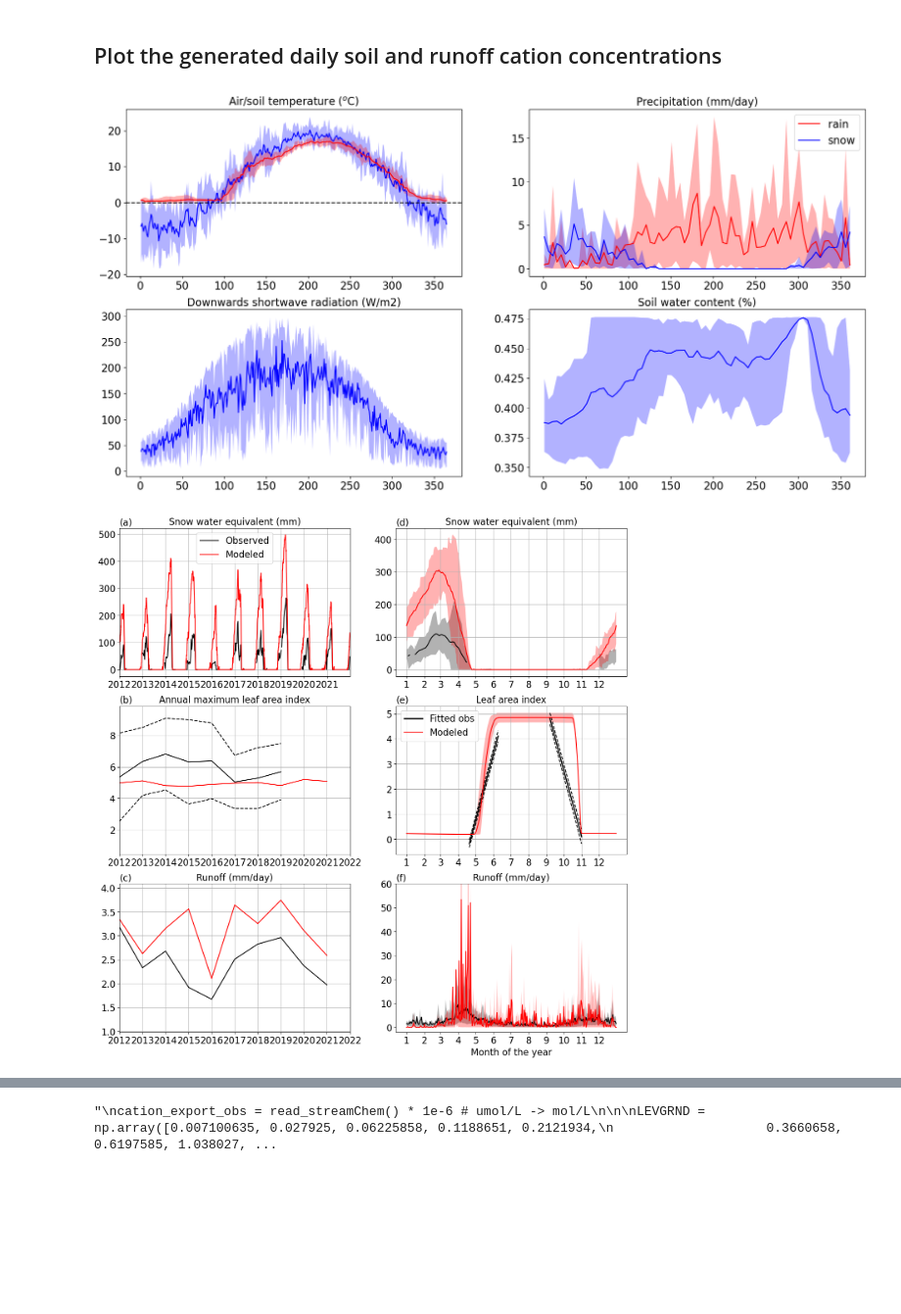
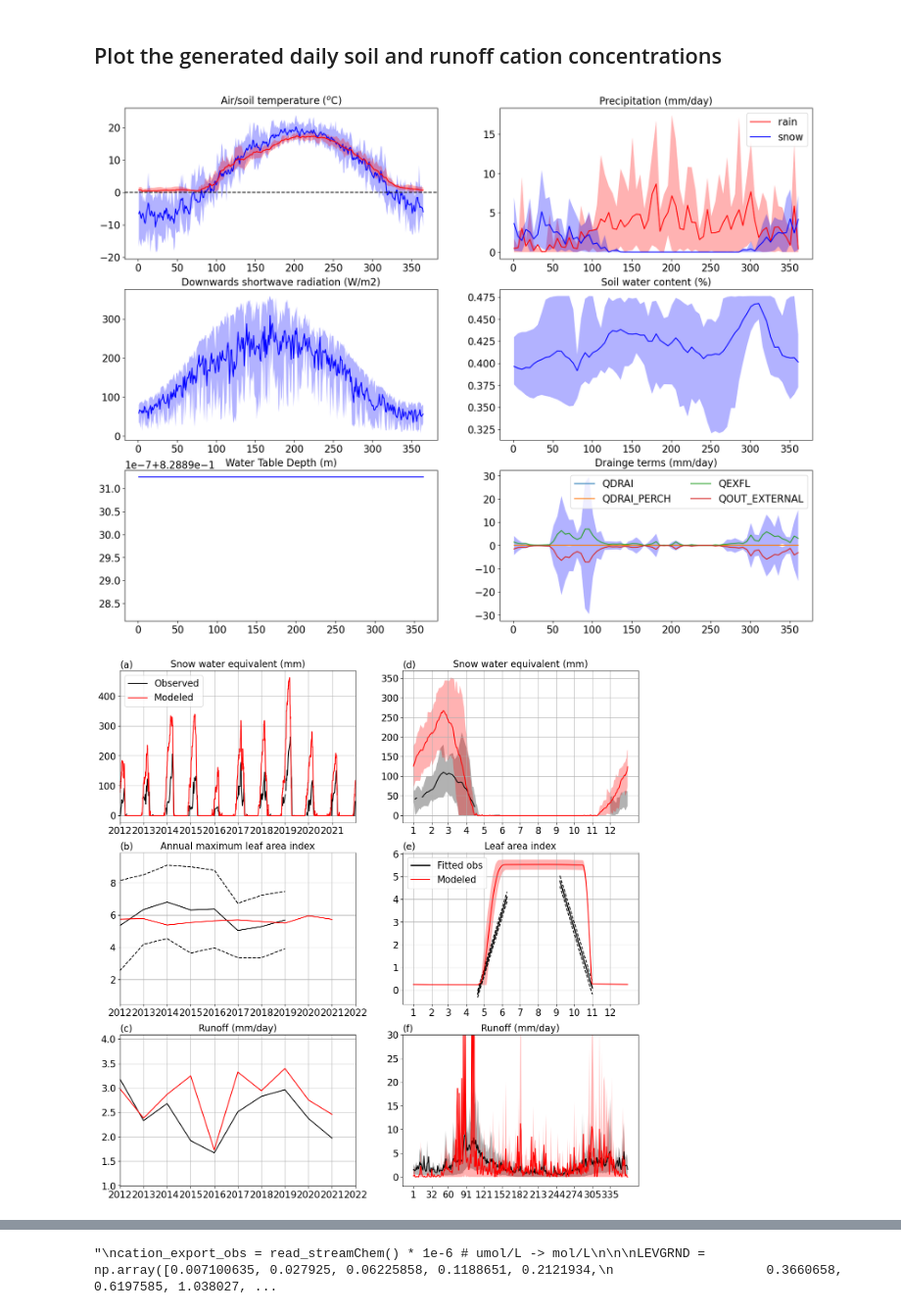
Before and after one commit to ypwong22/erw_scripts, a Jupyter notebook: plot_simulation_obs_HBR.ipynb, the cells around one changed output, grey strips where cells are left out. Shown at 98% size. Drawn from its saved outputs; the diff is of its cells as text; code cells hidden in the pictures; blank space fills up the shorter version.

```diff
--- a/plot_simulation_obs_HBR.ipynb
+++ b/plot_simulation_obs_HBR.ipynb
@@ -54,11 +72,16 @@ met_sim = pd.DataFrame({
     'theta': (np.matmul(hr['H2OSOI'][:, :6, 0].values,
                         hr['levgrnd'][:6].values.reshape(-1,1)) / \
               np.sum(hr['levgrnd'][:6].values))[:,0], # average soil water content of 30cm
-    'srad': hr['FSDS'][:, 0]
+    'srad': hr['FSDS'][:, 0],
+    'zwt': hr['ZWT'][:, 0],
+    'qdrai_perch': hr['QDRAI_PERCH'][:, 0] * 86400,
+    'qdrai': hr['QDRAI'][:, 0] * 86400,
+    'qexfl': hr['QEXFL'][:, 0] * 86400,
+    'qout': hr['QOUT_EXTERNAL'][:, :, 0].sum(axis = 1, keepdims = False) * 86400
 }, index = tvec[:])
 
 # daily annual cycle
-fig, axes = plt.subplots(2, 2, figsize = (20,10))
+fig, axes = plt.subplots(3, 2, figsize = (20,15))
 
 ax = axes.flat[0]
 metbox = met_sim['tair'].values.reshape(-1, 365)
@@ -92,34 +115,60 @@ for i, var in enumerate(['rain', 'snow']):
         np.nanpercentile(metbox, 90, axis = 0),
         fc = clist[i], alpha = 0.3
     )
 ax.set_title('Precipitation (mm/day)')
 ax.legend()
 #ax.set_yscale('log')
 
 ax = axes.flat[2]
 metbox = met_sim['srad'].values.reshape(-1, 365)
 ax.plot(range(1, 366), metbox.mean(axis = 0), '-b')
 ax.fill_between(
     range(1, 366),
     np.nanpercentile(metbox, 10, axis = 0),
     np.nanpercentile(metbox, 90, axis = 0),
     fc = 'b', alpha = 0.3
 )
 ax.set_title('Downwards shortwave radiation (W/m2)')
 
 ax = axes.flat[3]
 metbox = met_sim['theta'].values.reshape(-1, 73, 5).mean(axis = 2) # pantad averages
 ax.plot(range(1, 366, 5), metbox.mean(axis = 0), '-b')
 ax.fill_between(
     range(1, 366, 5),
     np.nanpercentile(metbox, 10, axis = 0),
     np.nanpercentile(metbox, 90, axis = 0),
     fc = 'b', alpha = 0.3
 )
 ax.set_title('Soil water content (%)')
+
+ax = axes.flat[4]
+metbox = met_sim['zwt'].values.reshape(-1, 73, 5).mean(axis = 2) # pantad averages
+ax.plot(range(1, 366, 5), metbox.mean(axis = 0), '-b')
+ax.fill_between(
+    range(1, 366, 5),
+    np.nanpercentile(metbox, 10, axis = 0),
+    np.nanpercentile(metbox, 90, axis = 0),
+    fc = 'b', alpha = 0.3
+)
+ax.set_title('Water Table Depth (m)')
+
+ax = axes.flat[5]
+for key, label in zip(['qdrai', 'qdrai_perch', 'qexfl', 'qout'],
+                      ['QDRAI', 'QDRAI_PERCH', 'QEXFL', 'QOUT_EXTERNAL']):
+    metbox = met_sim[key].values.reshape(-1, 73, 5).mean(axis = 2) # pantad averages
+    ax.plot(range(1, 366, 5), metbox.mean(axis = 0), '-', label = label)
+    ax.fill_between(
+        range(1, 366, 5),
+        np.nanpercentile(metbox, 10, axis = 0),
+        np.nanpercentile(metbox, 90, axis = 0),
+        fc = 'b', alpha = 0.3
+    )
+ax.set_title('Drainge terms (mm/day)')
+ax.legend(ncol = 2)
+
 plt.savefig('./temp/hbr_met.png', dpi = 600., bbox_inches = 'tight')
 # %% [output]
-[figure, old version]
+[figure, new version]
 # %%
 # Collect all the data-model variables
 
@@ -288,6 +338,8 @@ ax.set_xticklabels(range(1, 13))
 ax.text(0., 1.02, '(e)', transform = ax.transAxes)
 
 # (3) streamflow seasonal cycle
+# use monthly values because modeled runoff cannot be expected to
+# match on a daily time step?
 ax = axes[2,1]
 obs_box = runoff_obs.values.reshape(-1, 365)
 ax.plot(range(1, 366), obs_box.mean(axis = 0), '-k', label = 'Observed')
@@ -297,6 +349,14 @@ ax.fill_between(
     np.nanpercentile(obs_box, 90, axis = 0),
     fc = 'k', alpha = 0.3
 )
+#obs_box = runoff_obs.groupby(runoff_obs.index.month).mean()
+#ax.plot(obs_box.index, obs_box, '-k', label = 'Observed')
+#ax.fill_between(
+#    range(1, 13),
+#    runoff_obs.groupby(runoff_obs.index.month).apply(np.nanpercentile, 10),
+#    runoff_obs.groupby(runoff_obs.index.month).apply(np.nanpercentile, 90),
+#    fc = 'k', alpha = 0.3
+#)
 
 sim_box = runoff_sim.values.reshape(-1, 365)
 ax.plot(range(1, 366), sim_box.mean(axis = 0), '-r', label = 'Modeled')
@@ -306,10 +366,25 @@ ax.fill_between(
     np.nanpercentile(sim_box, 90, axis = 0),
     fc = 'r', alpha = 0.3
 )
+#sim_box = runoff_sim.groupby(runoff_sim.index.month).mean()
+#ax.plot(sim_box.index, sim_box, '-r', label = 'Modeled')
+#ax.fill_between(
+#    range(1, 13),
+#    runoff_sim.groupby(runoff_sim.index.month).apply(np.nanpercentile, 10),
+#    runoff_sim.groupby(runoff_sim.index.month).apply(np.nanpercentile, 90),
+#    fc = 'r', alpha = 0.3
+#)
+
 #ax.set_yscale('log')
 #ax.legend()
 ax.set_title('Runoff (mm/day)')
 ax.text(0., 1.02, '(f)', transform = ax.transAxes)
+
+ax.set_xticks(dayofyear)
+ax.set_ylim([-2, 30])
+#ax.set_xticklabels(range(1, 13))
+#ax.set_xlim([0.5, 12.5])
+#ax.set_xlabel('Month of the year')
 
 """# (4) evapotranspiration seasonal cycle
 ax = axes.flat[3]
@@ -322,12 +397,8 @@ ax.fill_between(
     fc = 'r', alpha = 0.3
 )
 ax.set_title('Evapotranspiration (mm/day)')"""
-ax.set_xticks(dayofyear)
-ax.set_xticklabels(range(1, 13))
-ax.set_xlabel('Month of the year')
-ax.set_ylim([-2, 60])
 
 plt.savefig(os.path.join(os.environ['PROJDIR'], 'ERW_LDRD', 'results', 'plot_ERWsites',
                          'hbr_ecology.png'), dpi = 600., bbox_inches = 'tight')
 # %% [output]
-[figure, old version]
+[figure, new version]
```
Also changed, not shown: parts of 11 cells of this notebook, 27 other files.
